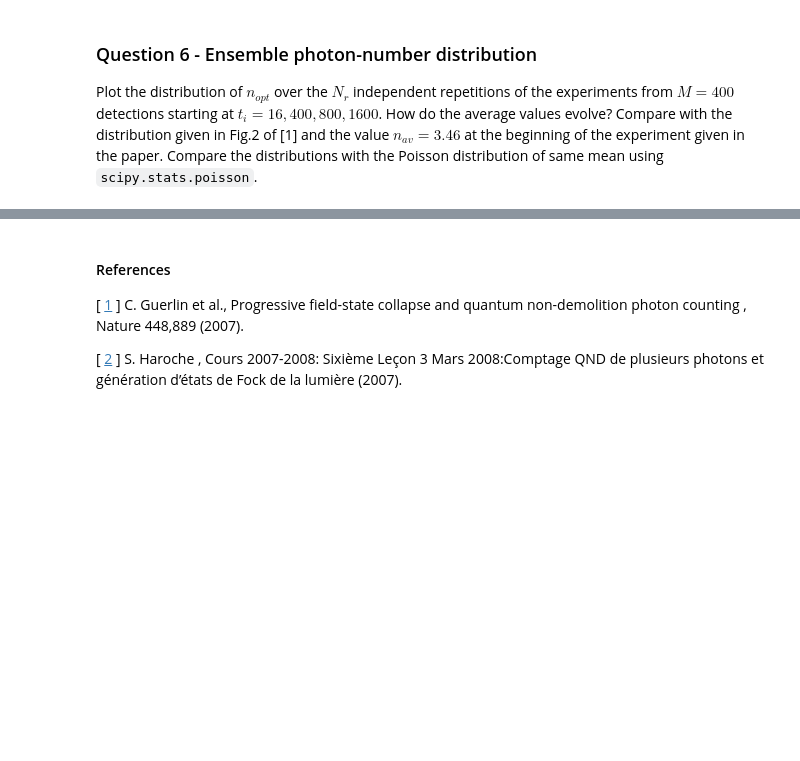
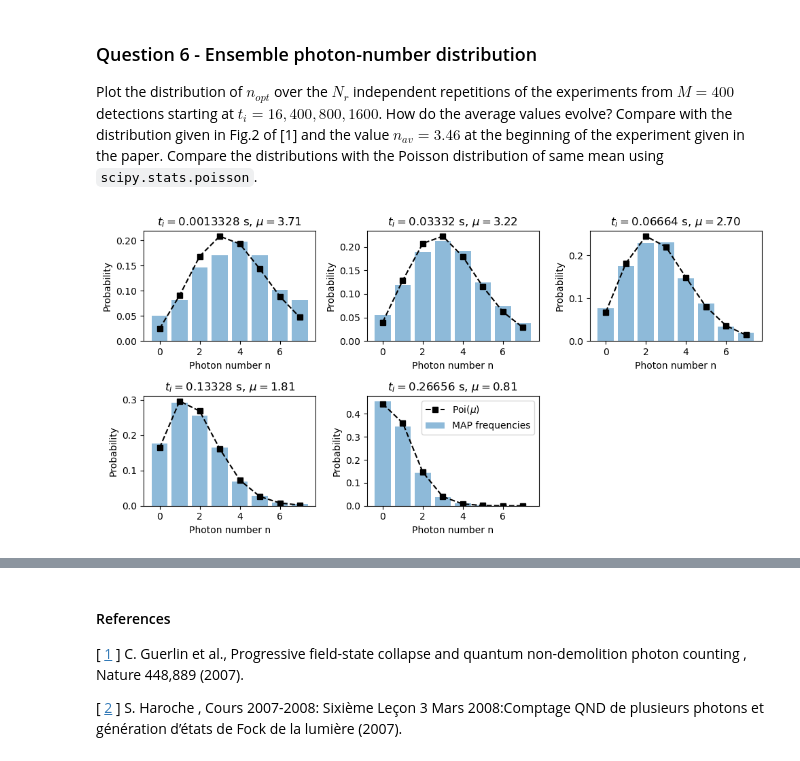
Before and after one commit to Marshhall/Bayesian_QND_Photon_Counting, a Jupyter notebook: QND.ipynb, the cells around one changed output, grey strips where cells are left out. Saved outputs shown, nothing was run; the diff lists cells and outputs as text; code cells hidden in the pictures; blank space fills up the shorter version.

```diff
--- a/QND.ipynb
+++ b/QND.ipynb
@@ -278,3 +317,36 @@ What is the peculiarity of trajectory 407?
 Plot the distribution of $n_{opt}$ over the $N_{r}$ independent repetitions of the experiments from $M = 400$
 detections starting at $t_{i} = 16, 400, 800, 1600$. How do the average values evolve? Compare with the
 distribution given in Fig.2 of [1] and the value $n_{av} = 3.46$ at the beginning of the experiment given in the paper. Compare the distributions with the Poisson distribution of same mean using `scipy.stats.poisson`.
+# %%
+from scipy.stats import poisson
+
+tis = [16, 400, 800, 1600, 3200]
+M = 400
+Nexp = G.shape[0]
+
+fig, axs = plt.subplots(2,3, figsize=(10, 5))
+
+for ti, ax in zip(tis, axs.flat):
+
+    n_map = []
+    n_avg = []
+    for r in range(Nexp):
+        post = posterior(r, ti, ti+M)
+        n_map.append(np.argmax(post))
+        n_avg.append(n @ post)
+
+    freq = np.bincount(n_map, minlength=8) / Nexp
+    freq_avg = np.bincount(n_avg, minlength=8) / Nexp
+    poisson_values = poisson.pmf(n, np.mean(n_map))
+    ax.bar(n, freq, alpha=0.5, label="MAP frequencies")
+    ax.plot(n, poisson_values, "s--", color="black", label=r"$\mathrm{Poi}(\mu)$")
+    ax.set_title(fr"$t_i={ti*K2time}$ s, $\mu={np.mean(n_map):.2f}$")
+    ax.set_xlabel("Photon number n")
+    ax.set_ylabel("Probability")
+
+axs.flat[-2].legend()
+axs.flat[-1].set_visible(False)
+fig.tight_layout()
+plt.show()
+# %% [output]
+[figure, added]
```
Also changed, not shown: parts of 13 cells of this notebook.
